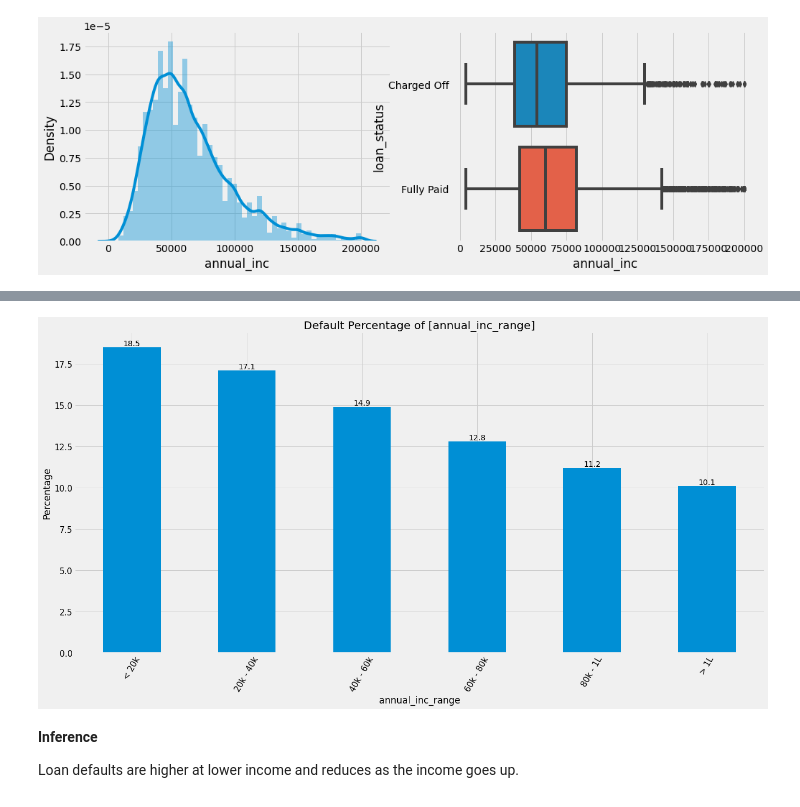
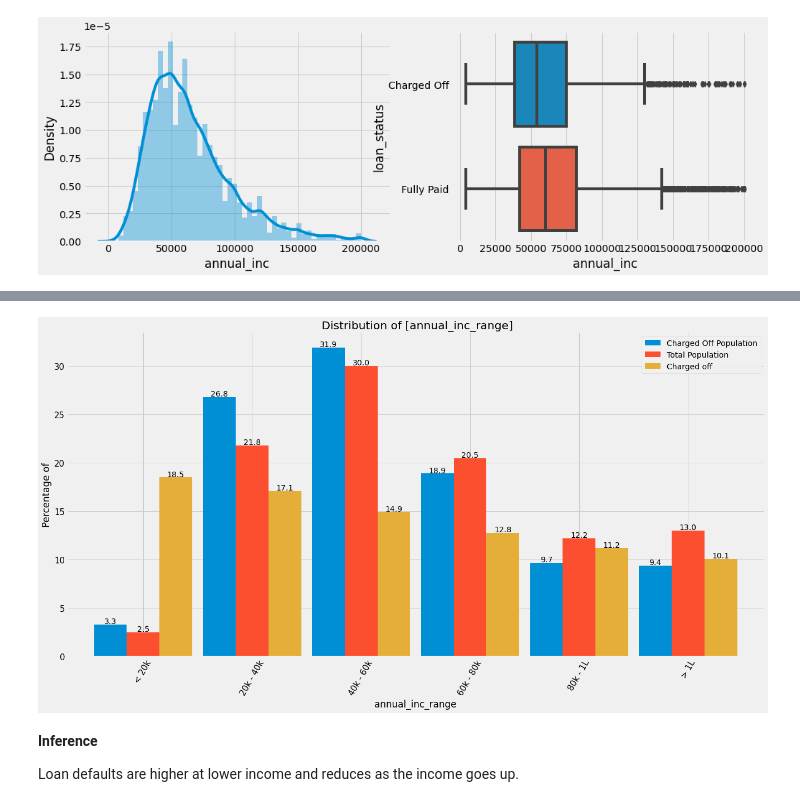
Before and after one commit to rramchan12/Lending-Club-EDA-CaseStudy, a Jupyter notebook: Lending_Club_EDA_Analysis.ipynb, the cells around one changed output, grey strips where cells are left out. Drawn from its saved outputs; the diff is of its cells as text; code cells hidden in the pictures.

```diff
--- a/Lending_Club_EDA_Analysis.ipynb
+++ b/Lending_Club_EDA_Analysis.ipynb
@@ -719,7 +695,7 @@ plot_dualbar(loan_analysis_df, categorize_by = 'annual_inc_range')
-# %%
-plot_chargedoff_percent(loan_analysis_df, categorize_by = 'annual_inc_range')
-# %% [output]
-[figure, removed]
+# %%
+plotPercentages('annual_inc_range')
+# %% [output]
+[figure, added]
 # %% [markdown]
 **Inference**
 
```
Also changed, not shown: parts of 43 cells of this notebook.
